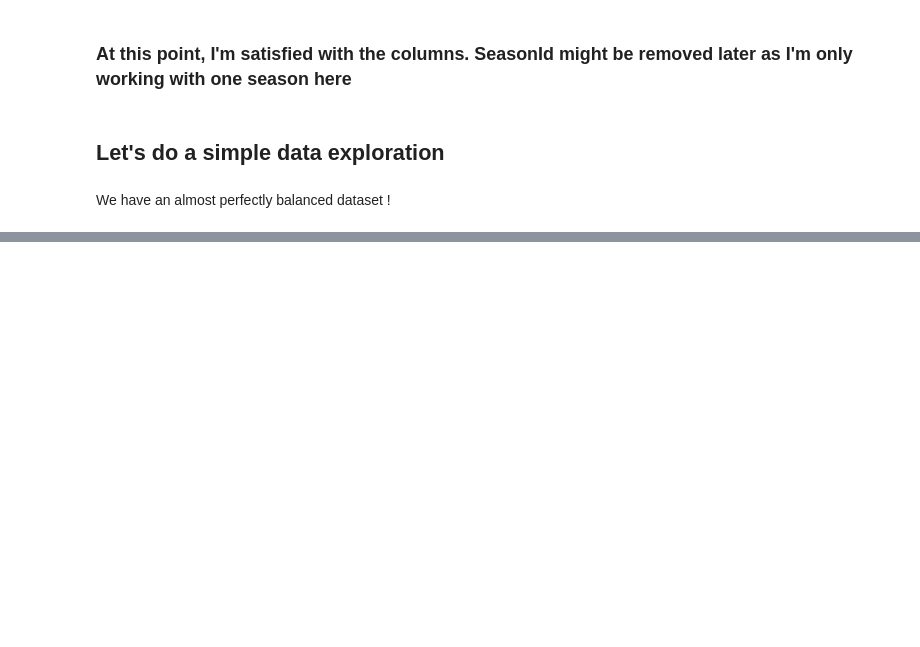
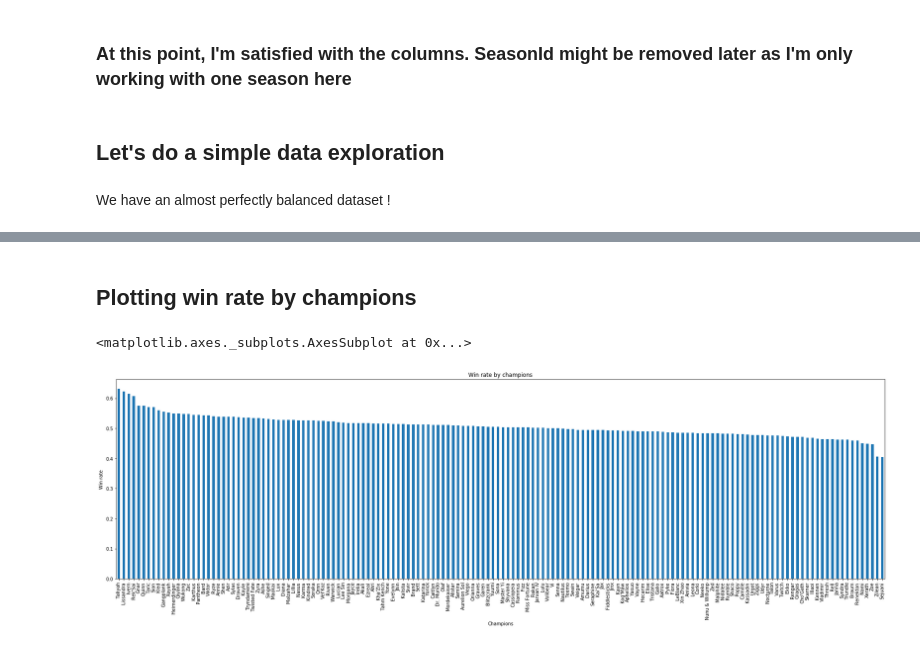
Before and after one commit to valentin-fngr/LeagueLegAI, a Jupyter notebook: training.py.ipynb, the cells around one changed output, grey strips where cells are left out. Drawn from its saved outputs; the diff is of its cells as text; code cells hidden in the pictures; blank space fills up the shorter version.

```diff
--- a/training.py.ipynb
+++ b/training.py.ipynb
@@ -89,0 +154,20 @@ champs_count.plot(kind="bar")
+# %% [markdown]
+## Plotting win rate by champions
+# %%
+winrate_by_champ = pd.Series(0,index=all_champs["championName_x1"].unique())
+for col in all_champs.columns:
+    winrate_by_champ += df.groupby([col])["outcome"].mean()
+
+
+# empirical mean
+winrate_by_champ = winrate_by_champ.sort_values(ascending=False) / len(all_champs.columns)
+# count plot
+plt.figure(figsize=(30,8))
+plt.xticks(rotation=90)
+plt.xlabel("Champions")
+plt.title("Win rate by champions")
+plt.ylabel("Win rate")
+winrate_by_champ.plot(kind="bar")
+# %% [output]
+<matplotlib.axes._subplots.AxesSubplot at 0x...>
+[figure, added]
```
Also changed, not shown: parts of 15 cells of this notebook.
